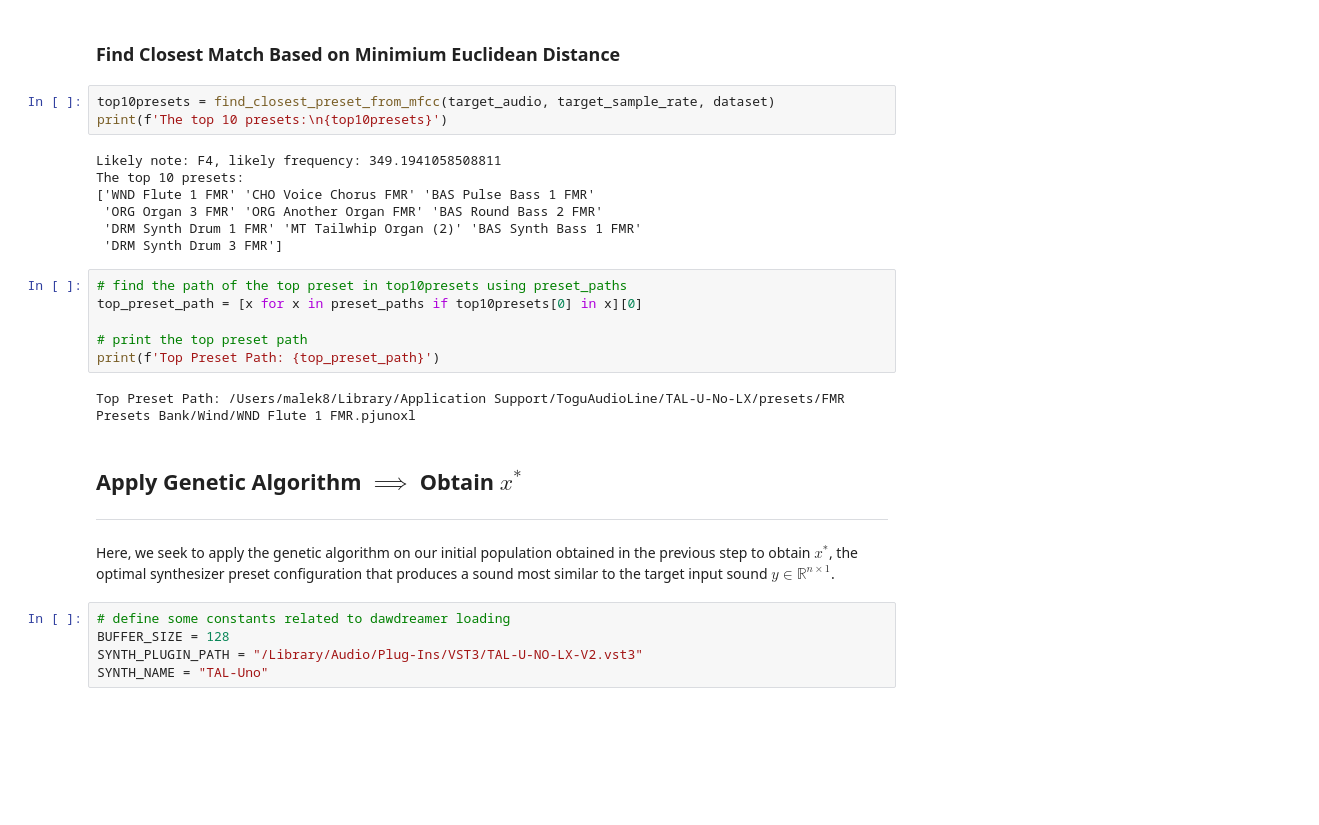
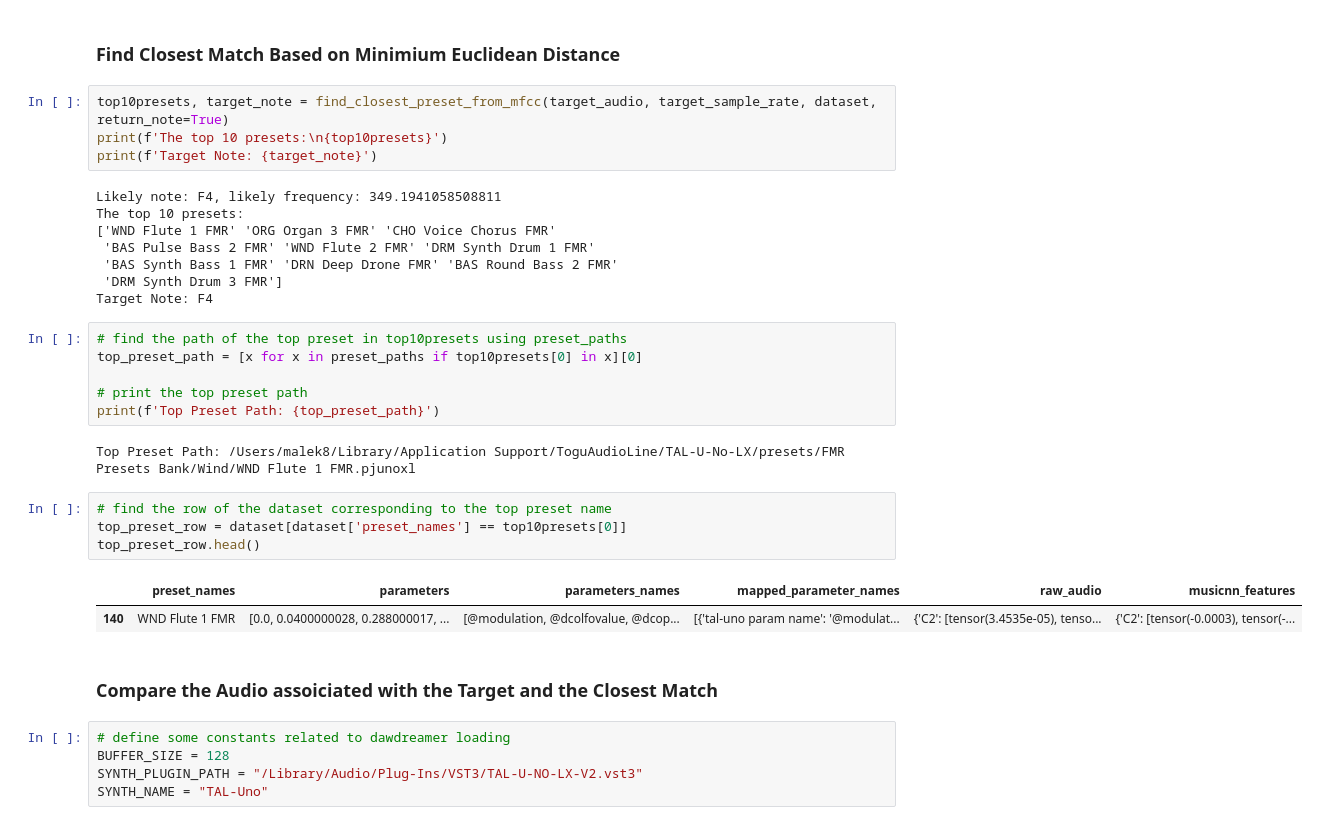
Before and after one commit to malekinho8/gass, a Jupyter notebook: genetic-algorithm/ga-bill-evans-test.ipynb, the cells around one changed output. Drawn from its saved outputs; the diff is of its cells as text; blank space fills up the shorter version.

```diff
--- a/genetic-algorithm/ga-bill-evans-test.ipynb
+++ b/genetic-algorithm/ga-bill-evans-test.ipynb
@@ -135,15 +144,17 @@ The first 5 preset paths:
 # %% [markdown]
 ### Find Closest Match Based on Minimium Euclidean Distance
 # %%
-top10presets = find_closest_preset_from_mfcc(target_audio, target_sample_rate, dataset)
+top10presets, target_note = find_closest_preset_from_mfcc(target_audio, target_sample_rate, dataset, return_note=True)
 print(f'The top 10 presets:\n{top10presets}')
+print(f'Target Note: {target_note}')
 # %% [output]
 Likely note: F4, likely frequency: 349.1941058508811
 The top 10 presets:
-['WND Flute 1 FMR' 'CHO Voice Chorus FMR' 'BAS Pulse Bass 1 FMR'
- 'ORG Organ 3 FMR' 'ORG Another Organ FMR' 'BAS Round Bass 2 FMR'
- 'DRM Synth Drum 1 FMR' 'MT Tailwhip Organ (2)' 'BAS Synth Bass 1 FMR'
+['WND Flute 1 FMR' 'ORG Organ 3 FMR' 'CHO Voice Chorus FMR'
+ 'BAS Pulse Bass 2 FMR' 'WND Flute 2 FMR' 'DRM Synth Drum 1 FMR'
+ 'BAS Synth Bass 1 FMR' 'DRN Deep Drone FMR' 'BAS Round Bass 2 FMR'
  'DRM Synth Drum 3 FMR']
+Target Note: F4
 # %%
 # find the path of the top preset in top10presets using preset_paths
 top_preset_path = [x for x in preset_paths if top10presets[0] in x][0]
@@ -152,12 +163,15 @@ top_preset_path = [x for x in preset_paths if top10presets[0] in x][0]
 print(f'Top Preset Path: {top_preset_path}')
 # %% [output]
 Top Preset Path: /Users/malek8/Library/Application Support/ToguAudioLine/TAL-U-No-LX/presets/FMR Presets Bank/Wind/WND Flute 1 FMR.pjunoxl
-# %% [markdown]
-## Apply Genetic Algorithm $\implies$ Obtain $x^*$
-
----
-
-Here, we seek to apply the genetic algorithm on our initial population obtained in the previous step to obtain $x^*$, the optimal synthesizer preset configuration that produces a sound most similar to the target input sound $y \in \mathbb{R}^{n \times 1}$.
+# %%
+# find the row of the dataset corresponding to the top preset name
+top_preset_row = dataset[dataset['preset_names'] == top10presets[0]]
+top_preset_row.head()
+# %% [output]
+|  | preset_names | parameters | parameters_names | mapped_parameter_names | raw_audio | musicnn_features |
+| 140 | WND Flute 1 FMR | [0.0, 0.0400000028, 0.288000017, ... | [@modulation, @dcolfovalue, @dcop... | [{'tal-uno param name': '@modulat... | {'C2': [tensor(3.4535e-05), tenso... | {'C2': [tensor(-0.0003), tensor(-... |
+# %% [markdown]
+### Compare the Audio assoiciated with the Target and the Closest Match
 # %%
 # define some constants related to dawdreamer loading
 BUFFER_SIZE = 128
```
Also changed, not shown: parts of 29 cells of this notebook, 2 other files.
